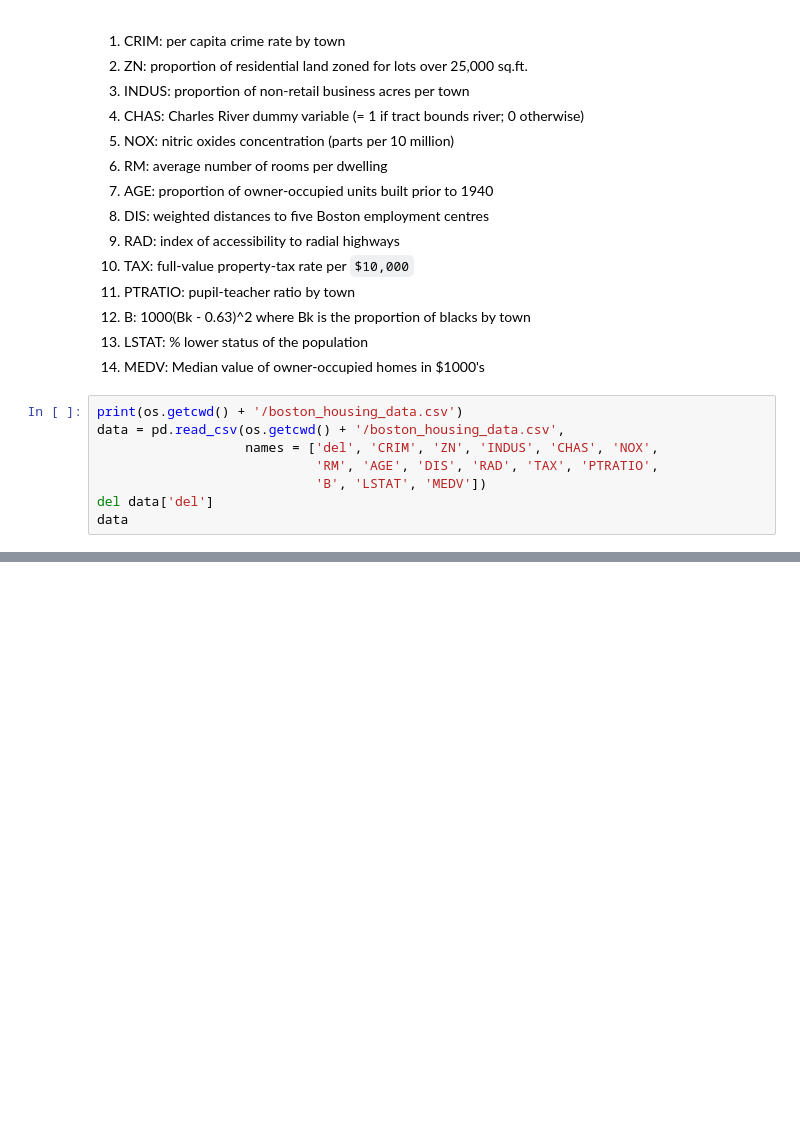
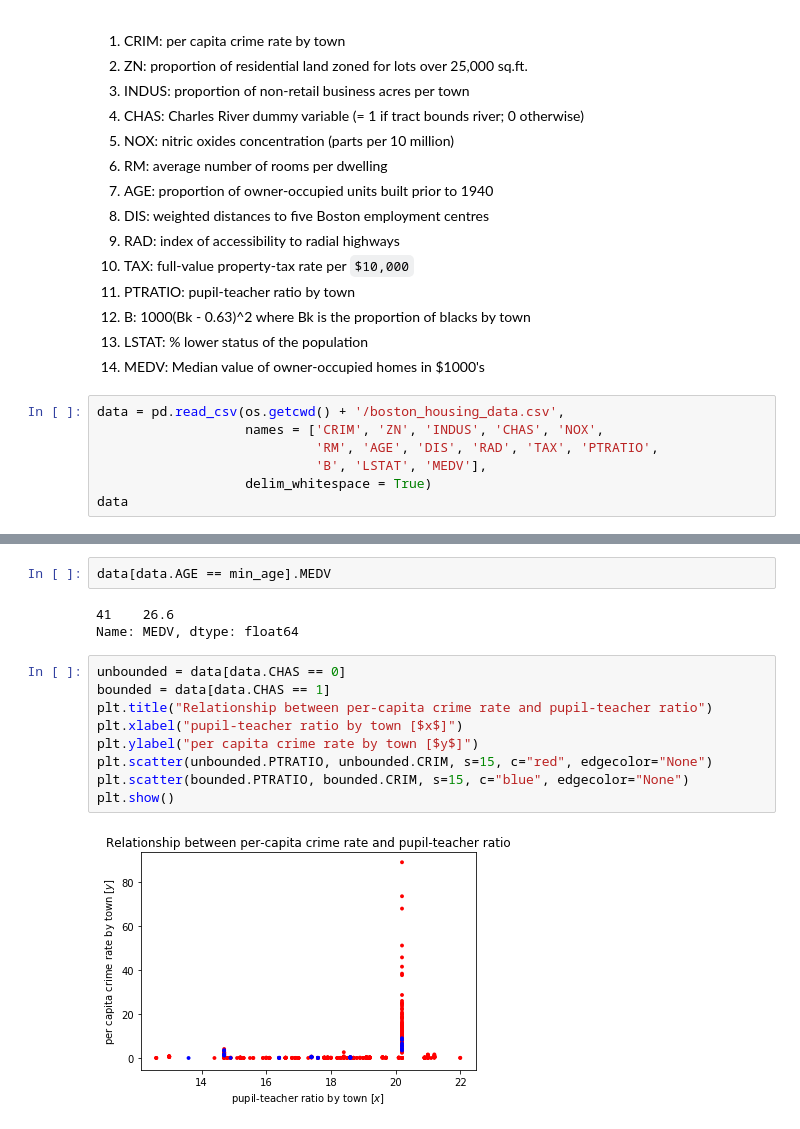
Before and after one commit to serashioda/machine-learning, a Jupyter notebook: Analyze a Data Set.ipynb, the cells around one changed output, grey strips where cells are left out. Cells and saved outputs as stored; diff of their text form; blank space fills up the shorter version.

```diff
--- a/Analyze a Data Set.ipynb
+++ b/Analyze a Data Set.ipynb
@@ -34,10 +35,9 @@ Concerns housing values in suburbs of Boston.
 13. LSTAT: % lower status of the population
 14. MEDV: Median value of owner-occupied homes in $1000's
 # %%
-print(os.getcwd() + '/boston_housing_data.csv')
 data = pd.read_csv(os.getcwd() + '/boston_housing_data.csv',
-                   names = ['del', 'CRIM', 'ZN', 'INDUS', 'CHAS', 'NOX',
+                   names = ['CRIM', 'ZN', 'INDUS', 'CHAS', 'NOX',
                             'RM', 'AGE', 'DIS', 'RAD', 'TAX', 'PTRATIO',
-                            'B', 'LSTAT', 'MEDV'])
-del data['del']
+                            'B', 'LSTAT', 'MEDV'],
+                   delim_whitespace = True)
 data
@@ -43,0 +79,16 @@ data
+# %%
+data[data.AGE == min_age].MEDV
+# %% [output]
+41    26.6
+Name: MEDV, dtype: float64
+# %%
+unbounded = data[data.CHAS == 0]
+bounded = data[data.CHAS == 1]
+plt.title("Relationship between per-capita crime rate and pupil-teacher ratio")
+plt.xlabel("pupil-teacher ratio by town [$x$]")
+plt.ylabel("per capita crime rate by town [$y$]")
+plt.scatter(unbounded.PTRATIO, unbounded.CRIM, s=15, c="red", edgecolor="None")
+plt.scatter(bounded.PTRATIO, bounded.CRIM, s=15, c="blue", edgecolor="None")
+plt.show()
+# %% [output]
+[figure, added]
```
Also changed, not shown: parts of 10 cells of this notebook, 1 other file.
